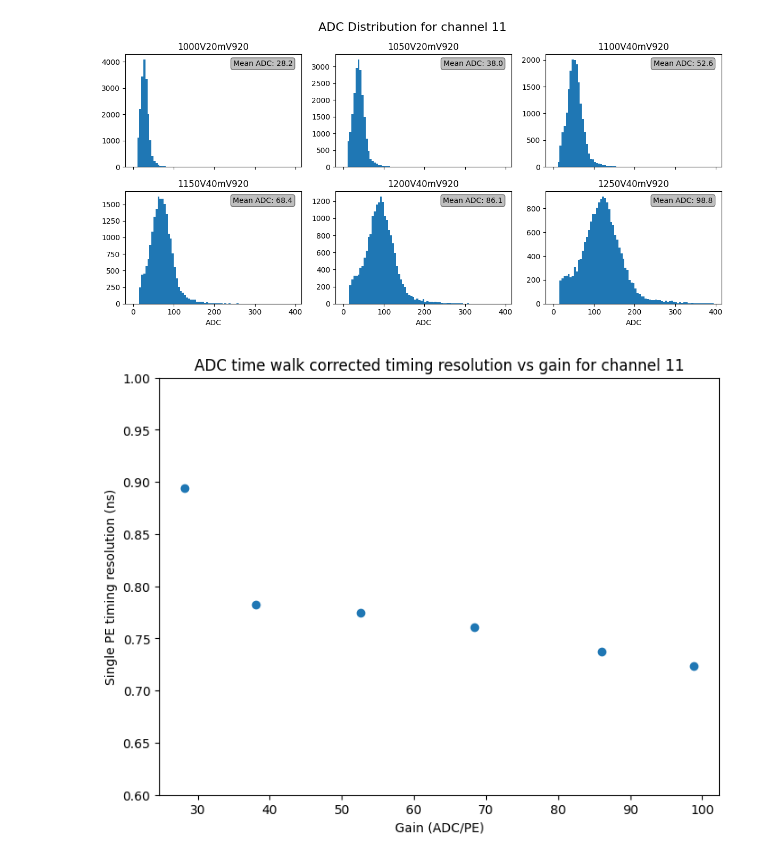
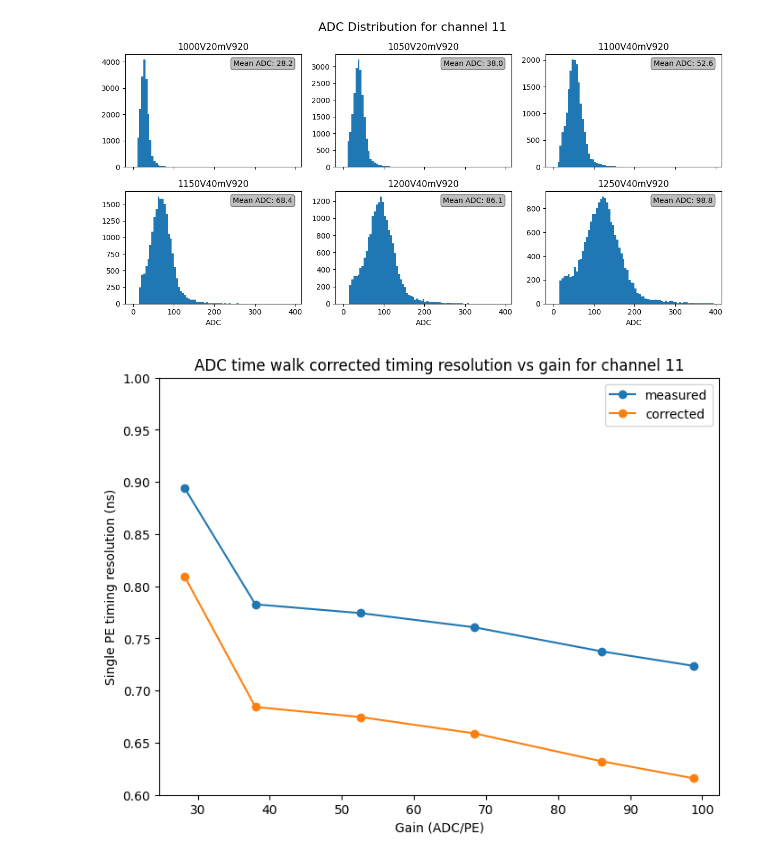
Before and after one commit to deankarlen/hk_fd2, a Jupyter notebook: timing_202603.ipynb, the cells around one changed output. Drawn from its saved outputs; the diff is of its cells as text; code cells hidden in the pictures.

Commit message:
correct for LED std dev of 0.38 ns in final plot

```diff
--- a/timing_202603.ipynb
+++ b/timing_202603.ipynb
@@ -731,20 +731,24 @@ plt.show()
 # %%
 # Finally show the corrected signal time resolution as a function of mean ADC (gain proxy)
 
 plt.figure(figsize=(8, 6))
 
 gains = []
 time_resols = []
+corr_time_resols = []
 for run_name in time_walk_correction_funcs.keys():
     gains.append(mean_adcs[run_name])
     time_resols.append(std_cst[run_name])
+    corr_time_resols.append(np.sqrt(std_cst[run_name]**2-0.38**2))
 
-plt.plot(gains, time_resols, marker='o', linestyle=' ')
+plt.plot(gains, time_resols, marker='o', linestyle='-', label='measured')
+plt.plot(gains, corr_time_resols, marker='o', linestyle='-', label='corrected')
+plt.legend()
 plt.xlabel('Gain (ADC/PE)')
 plt.ylabel('Single PE timing resolution (ns)')
 plt.title(f'ADC time walk corrected timing resolution vs gain for channel {channel}')
 plt.ylim(0.6,1.)
 plt.savefig(f'I:/fd2_analyses/adc_timing_resolution_chan{channel:02d}.png')
 plt.show()
 # %% [output]
-[figure, old version]
+[figure, new version]
```
